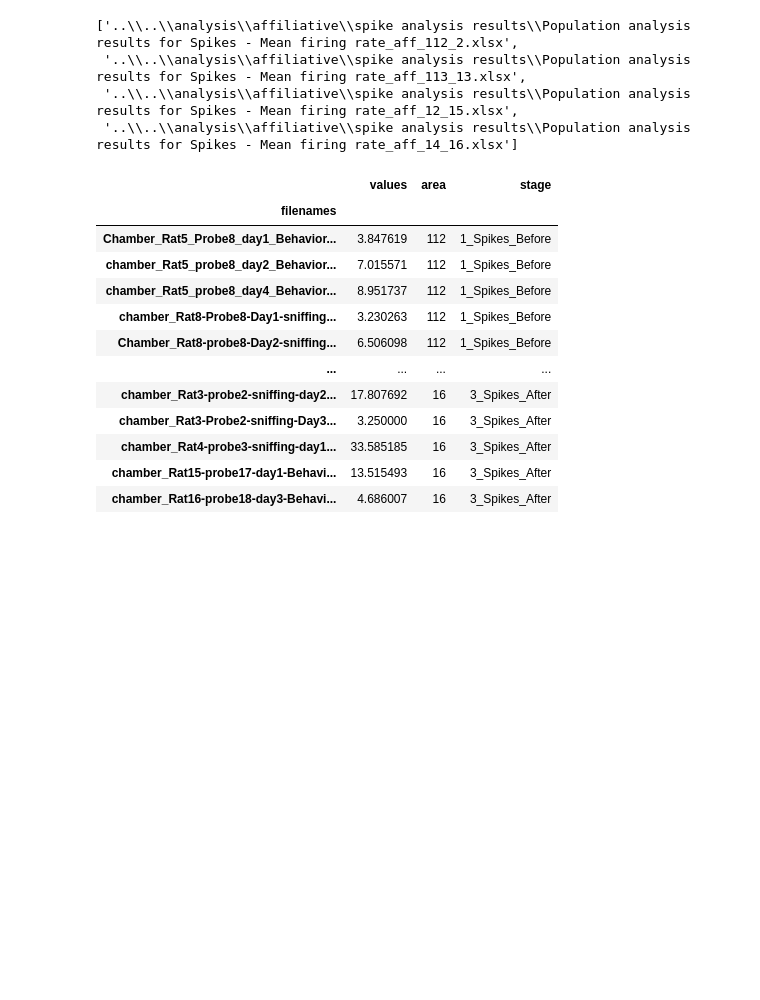
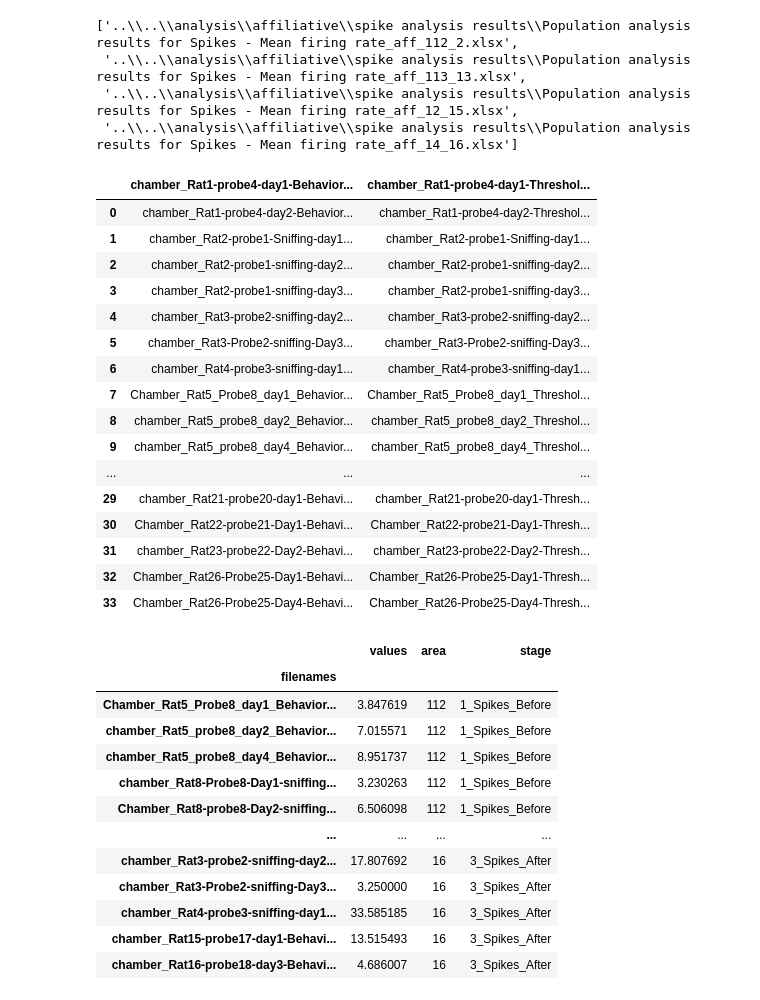
Before and after one commit to gutzcha/social_behavior_electro, a Jupyter notebook: data_organization/python/combine_spike_data_files.ipynb, the cells around one changed output. Cells and saved outputs as stored; diff of their text form; code cells hidden in the pictures; blank space fills up the shorter version.

```diff
--- a/data_organization/python/combine_spike_data_files.ipynb
+++ b/data_organization/python/combine_spike_data_files.ipynb
@@ -34,6 +34,26 @@ def insert_column_names(df):
     df.columns = ["filenames", "values"]
 
     return df
+# %%
+df
+# %% [output]
+|  | chamber_Rat1-probe4-day1-Behavior... | chamber_Rat1-probe4-day1-Threshol... |
+| 0 | chamber_Rat1-probe4-day2-Behavior... | chamber_Rat1-probe4-day2-Threshol... |
+| 1 | chamber_Rat2-probe1-Sniffing-day1... | chamber_Rat2-probe1-Sniffing-day1... |
+| 2 | chamber_Rat2-probe1-sniffing-day2... | chamber_Rat2-probe1-sniffing-day2... |
+| 3 | chamber_Rat2-probe1-sniffing-day3... | chamber_Rat2-probe1-sniffing-day3... |
+| 4 | chamber_Rat3-probe2-sniffing-day2... | chamber_Rat3-probe2-sniffing-day2... |
+| 5 | chamber_Rat3-Probe2-sniffing-Day3... | chamber_Rat3-Probe2-sniffing-Day3... |
+| 6 | chamber_Rat4-probe3-sniffing-day1... | chamber_Rat4-probe3-sniffing-day1... |
+| 7 | Chamber_Rat5_Probe8_day1_Behavior... | Chamber_Rat5_Probe8_day1_Threshol... |
+| 8 | chamber_Rat5_probe8_day2_Behavior... | chamber_Rat5_probe8_day2_Threshol... |
+| 9 | chamber_Rat5_probe8_day4_Behavior... | chamber_Rat5_probe8_day4_Threshol... |
+| ... | ... | ... |
+| 29 | chamber_Rat21-probe20-day1-Behavi... | chamber_Rat21-probe20-day1-Thresh... |
+| 30 | Chamber_Rat22-probe21-Day1-Behavi... | Chamber_Rat22-probe21-Day1-Thresh... |
+| 31 | chamber_Rat23-probe22-Day2-Behavi... | chamber_Rat23-probe22-Day2-Thresh... |
+| 32 | Chamber_Rat26-Probe25-Day1-Behavi... | Chamber_Rat26-Probe25-Day1-Thresh... |
+| 33 | Chamber_Rat26-Probe25-Day4-Behavi... | Chamber_Rat26-Probe25-Day4-Thresh... |
 # %%
 substrings_to_remove = ['Mean','Before','After', 'During', 'Area','Firing']
 
```
Also changed, not shown: 33 other files.
